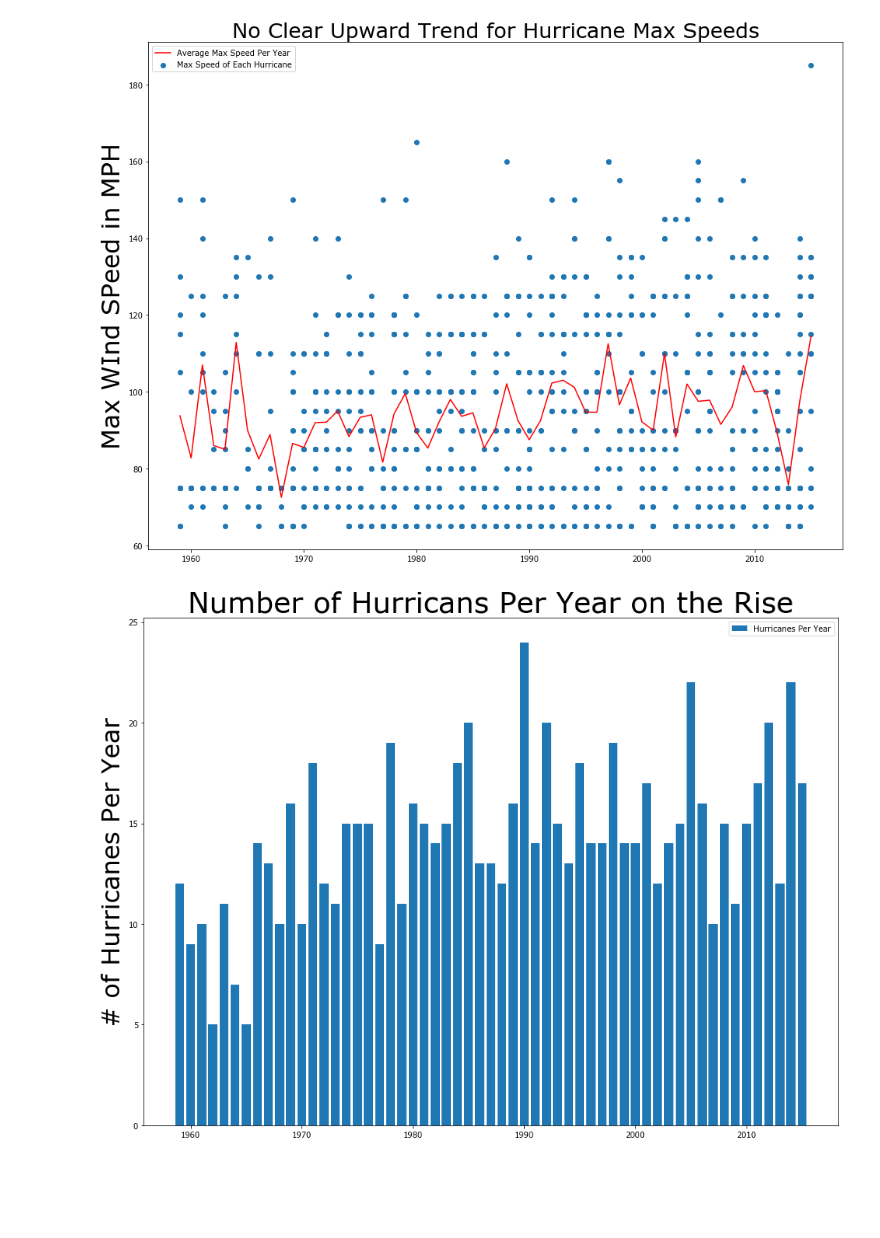
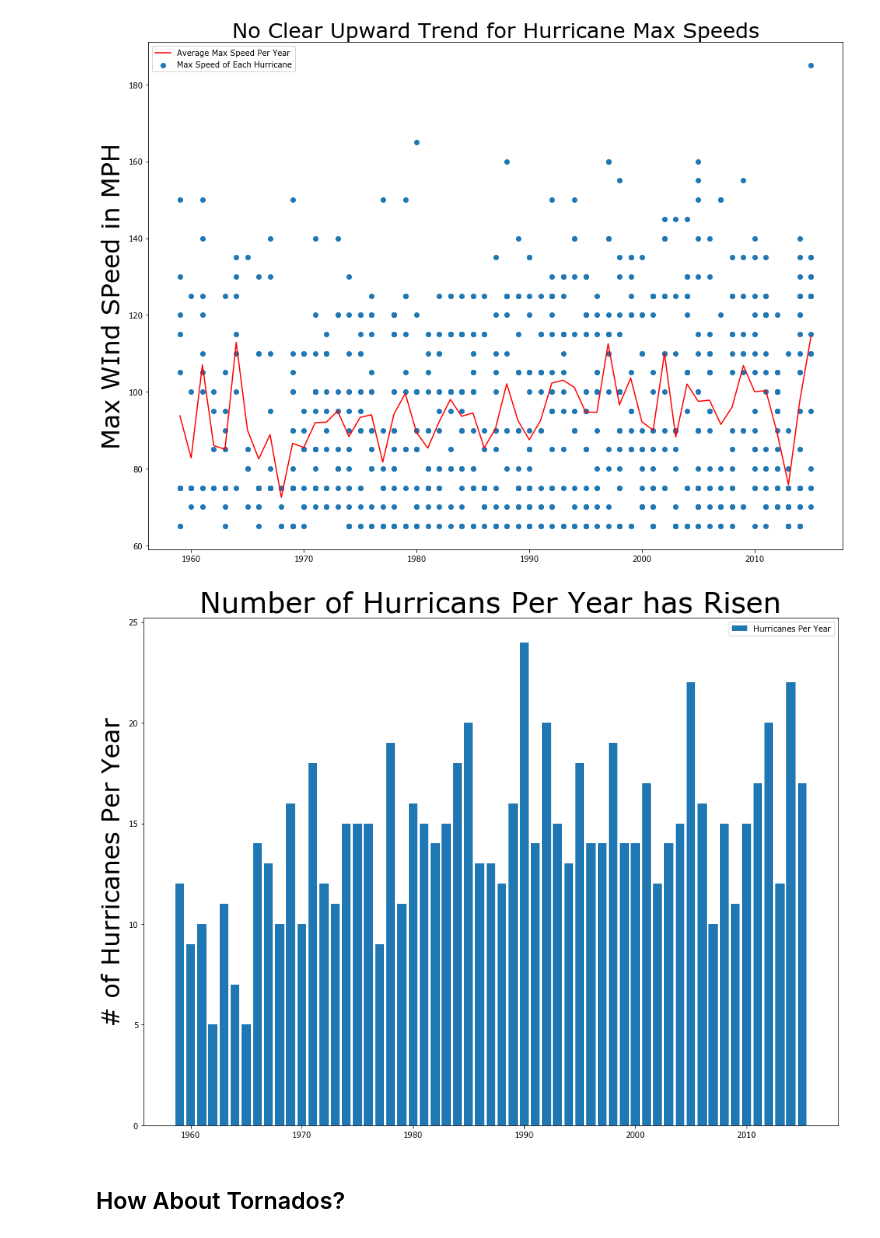
Before and after one commit to nmwhitehead/Storms, a Jupyter notebook: Storms.ipynb, the cells around one changed output. Saved outputs shown, nothing was run; the diff lists cells and outputs as text; code cells hidden in the pictures; blank space fills up the shorter version.

```diff
--- a/Storms.ipynb
+++ b/Storms.ipynb
@@ -37,3 +41,6 @@ all_storms['Datetime'] = pd.to_datetime(all_storms['Datetime'])
+# %%
+# Hawaii became our 50th state in 1959, so before then we had less land to be hit by storms, which would skew the data
+all_storms = all_storms[all_storms['Year'].astype(int) >= 1959]
 # %%
 # I want to narrow this down to Hurricanes specifically
 all_storms['Status'].unique()
@@ -43,3 +47,3 @@ array(['HU', ' TS', ' EX', ' TD', ' LO', ' DB', ' SD', ' SS', ' WV',
-# %%
-# Not sure why there is a space bar in all of the Statuses, but let's get rid of that
-all_storms['Status'].replace([' HU', 'HU '], 'HU', inplace=True)
+# %%
+# This removes the spaces differenciating ' HU' and ' HU '
+all_storms.Status = all_storms.Status.str.strip(' ')
@@ -46,7 +104,4 @@ all_storms['Status'].replace([' HU', 'HU '], 'HU', inplace=True)
 # %%
 # And let's make a hurricane specific DataFrame
 all_hurricanes = all_storms[all_storms['Status'] == 'HU']
-# %%
-# And now get rid of the pre 1959 Data because there wasn't as much America to record before that
-all_hurricanes = all_hurricanes[all_hurricanes['Datetime'].dt.year >= 1959]
 # %%
@@ -136,12 +193,14 @@ plt.legend();
 # %%
 plt.figure(figsize=(16,12))
 
-plt.title('Number of Hurricans Per Year on the Rise', fontsize=37)
+plt.title('Number of Hurricans Per Year has Risen', fontsize=37)
 plt.ylabel('# of Hurricanes Per Year', fontsize=32)
 
 plt.bar(annual_hurricane_data.index, annual_hurricane_data['Hurricane Count'], label='Hurricanes Per Year')
 plt.plot()
 
 plt.legend();
 # %% [output]
-[figure, old version]
+[figure, new version]
+# %% [markdown]
+## How About Tornados?
```
Also changed, not shown: parts of 19 cells of this notebook.
